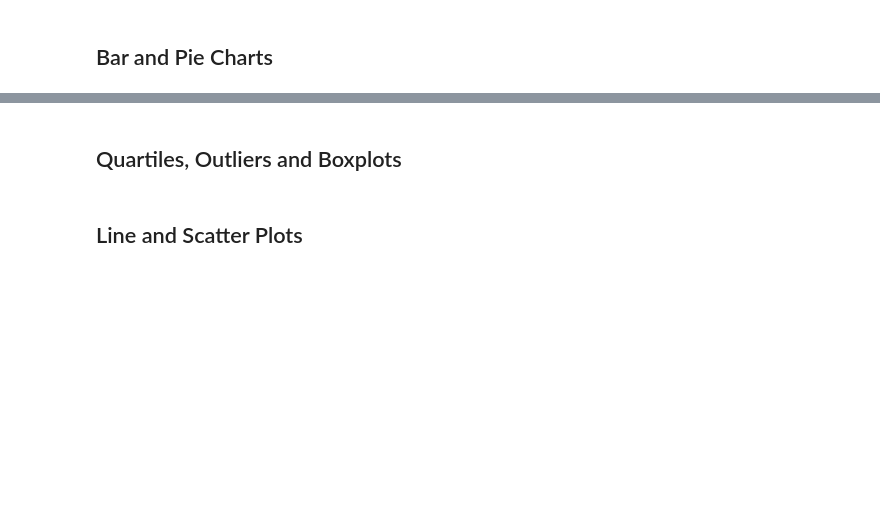
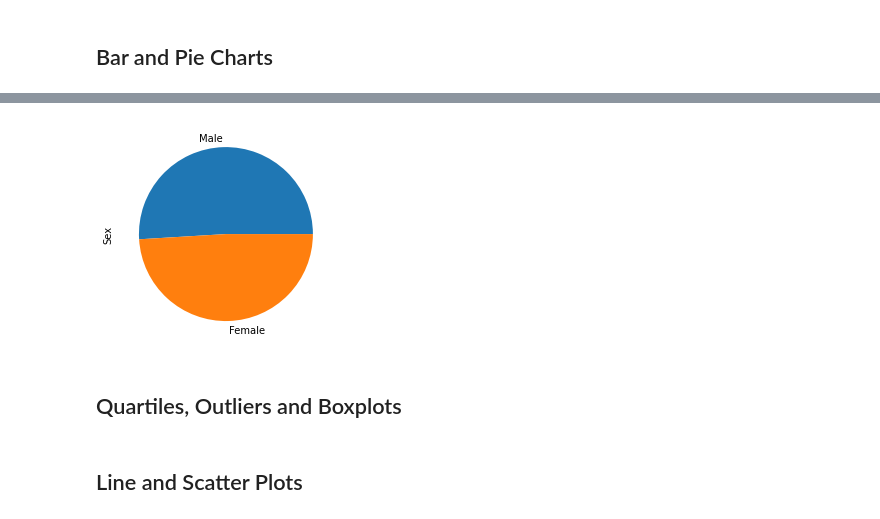
Before and after one commit to miguel-diaz-data/matplotlib, a Jupyter notebook: pymaceuticals_starter.ipynb, the cells around one changed output, grey strips where cells are left out. Saved outputs shown, nothing was run; the diff lists cells and outputs as text; code cells hidden in the pictures; blank space fills up the shorter version.

```diff
--- a/pymaceuticals_starter.ipynb
+++ b/pymaceuticals_starter.ipynb
@@ -157,5 +186,11 @@ pd.DataFrame(index = summaries_list)
 # %%
 # Generate a pie plot showing the distribution of female versus male mice using pandas
+
+pie_df = cleaned_merged['Sex'].value_counts()
+
+pie_chart = pie_df.plot(kind="pie")
+# %% [output]
+[figure, added]
 # %%
 # Generate a pie plot showing the distribution of female versus male mice using pyplot
 # %% [markdown]
```
Also changed, not shown: parts of 6 cells of this notebook.
